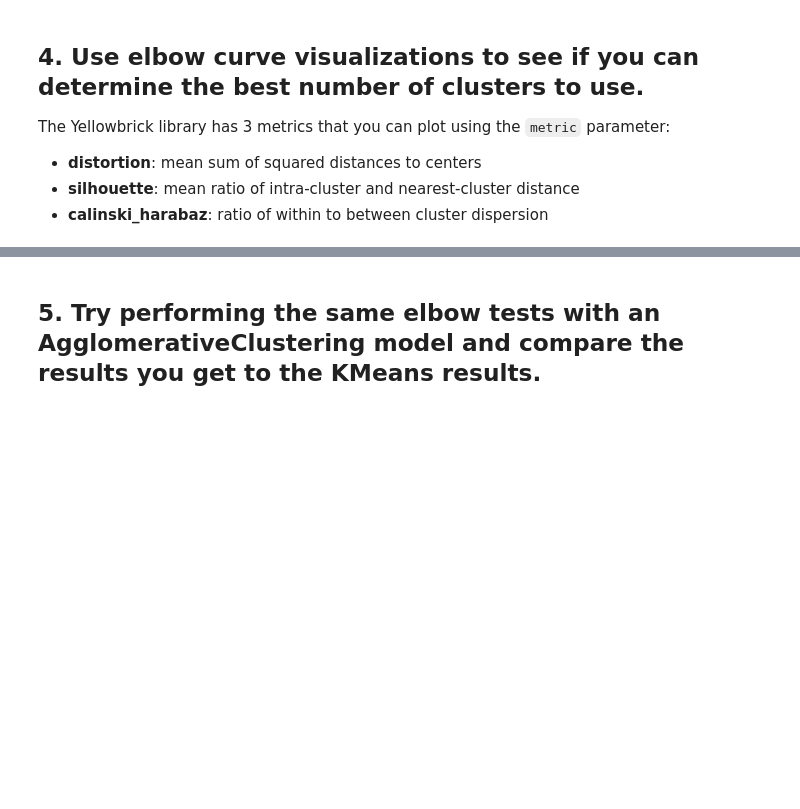
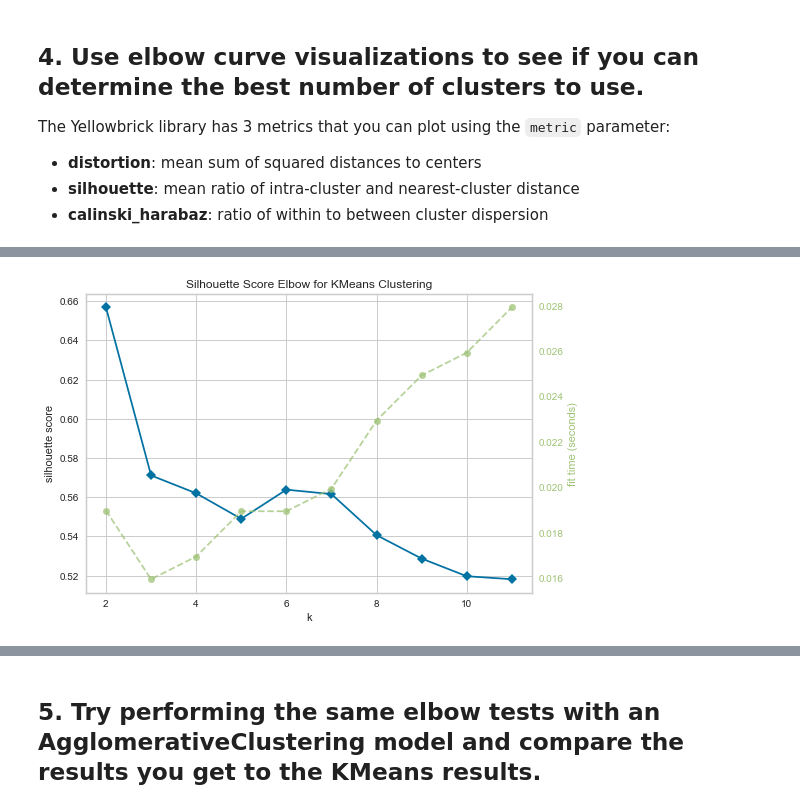
Before and after one commit to alejandrofrank/datamad0119, a Jupyter notebook: module-3/lab-unsupervised-learning-evaluation/your-code/main.ipynb, the cells around one changed output, grey strips where cells are left out. Drawn from its saved outputs; the diff is of its cells as text; code cells hidden in the pictures; blank space fills up the shorter version.

```diff
--- a/module-3/lab-unsupervised-learning-evaluation/your-code/main.ipynb
+++ b/module-3/lab-unsupervised-learning-evaluation/your-code/main.ipynb
@@ -29,0 +66,7 @@ The Yellowbrick library has 3 metrics that you can plot using the `metric` param
+# %%
+model = KMeans()
+visualizer = KElbowVisualizer(model, k=(2,12), metric = 'silhouette')
+visualizer.fit(X)
+visualizer.poof()
+# %% [output]
+[figure, added]
```
Also changed, not shown: parts of 12 cells of this notebook.
